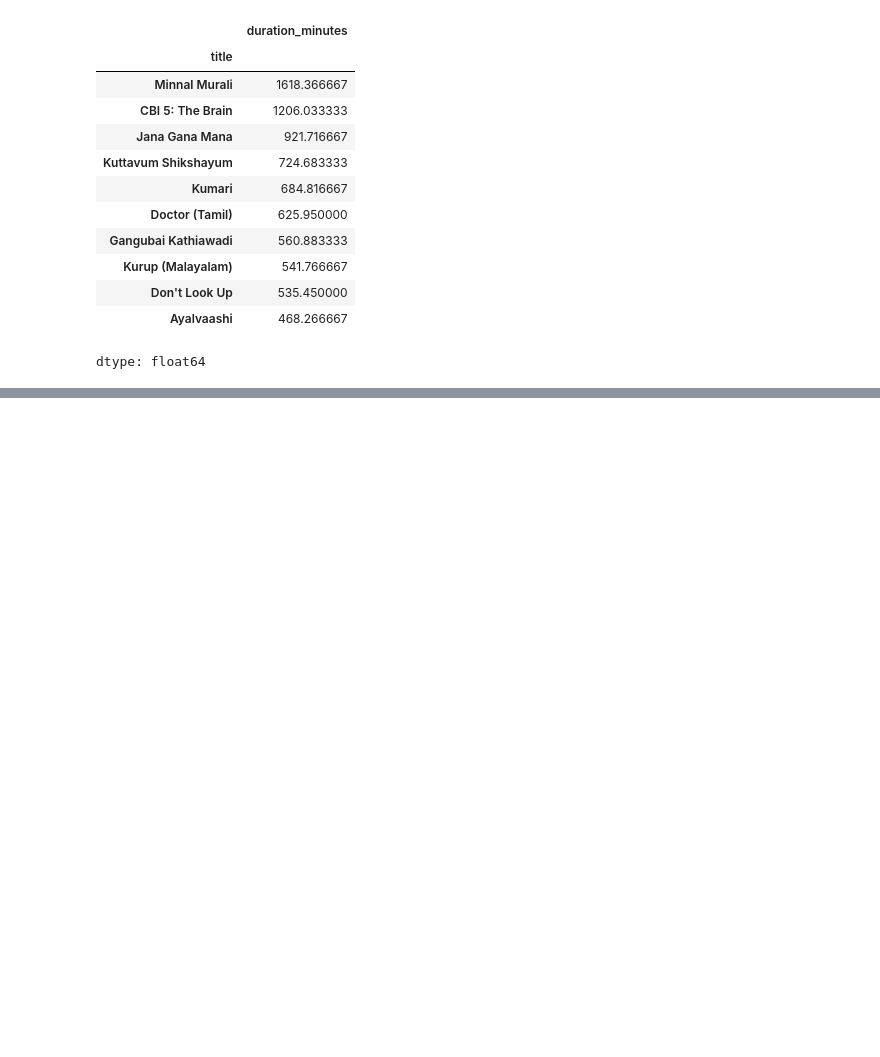
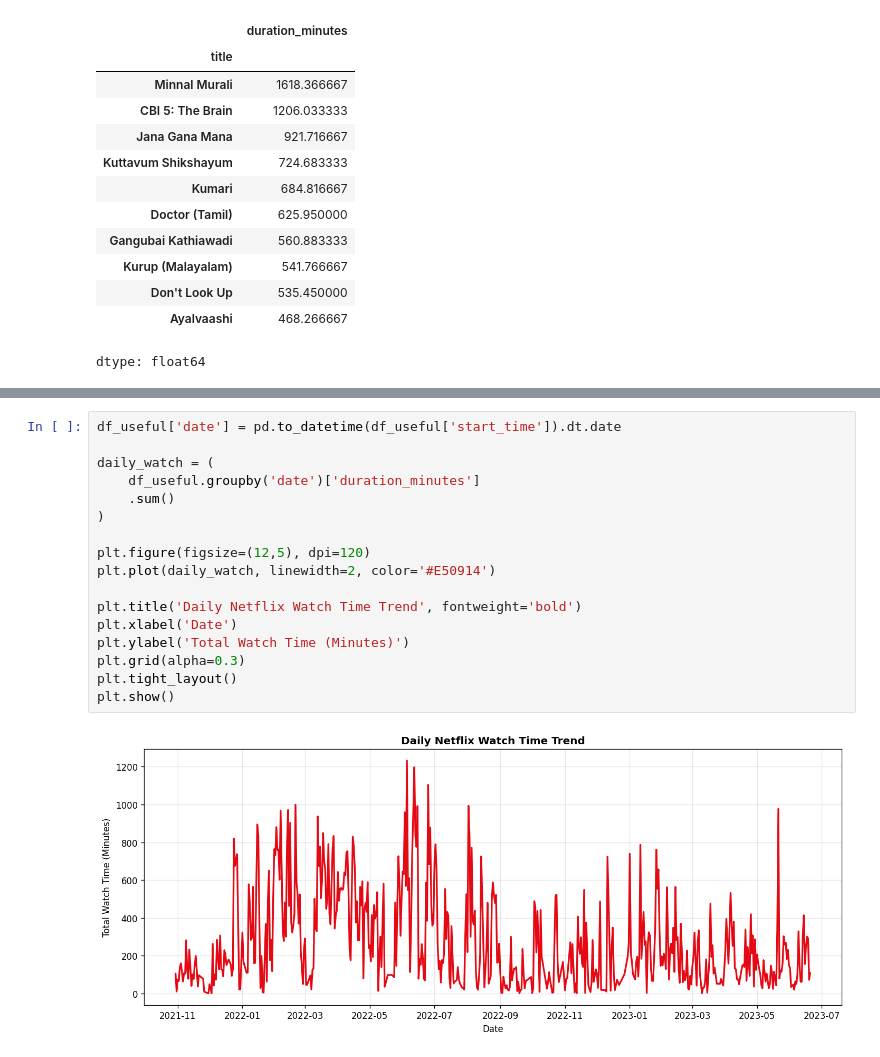
Before and after one commit to Vaishnavi-Parashar/subscription-trap-analysis, a Jupyter notebook: subscription_trap_analysis.ipynb, the cells around one changed output, grey strips where cells are left out. Saved outputs shown, nothing was run; the diff lists cells and outputs as text; blank space fills up the shorter version.

```diff
--- a/subscription_trap_analysis.ipynb
+++ b/subscription_trap_analysis.ipynb
@@ -105,0 +171,19 @@ dtype: float64
+# %%
+df_useful['date'] = pd.to_datetime(df_useful['start_time']).dt.date
+
+daily_watch = (
+    df_useful.groupby('date')['duration_minutes']
+    .sum()
+)
+
+plt.figure(figsize=(12,5), dpi=120)
+plt.plot(daily_watch, linewidth=2, color='#E50914')
+
+plt.title('Daily Netflix Watch Time Trend', fontweight='bold')
+plt.xlabel('Date')
+plt.ylabel('Total Watch Time (Minutes)')
+plt.grid(alpha=0.3)
+plt.tight_layout()
+plt.show()
+# %% [output]
+[figure, added]
```
Also changed, not shown: parts of 24 cells of this notebook.
